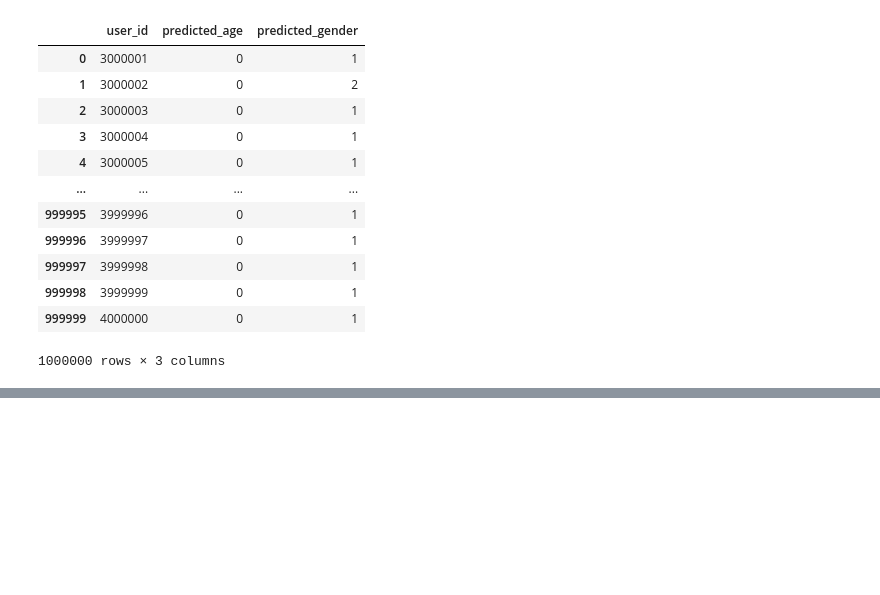
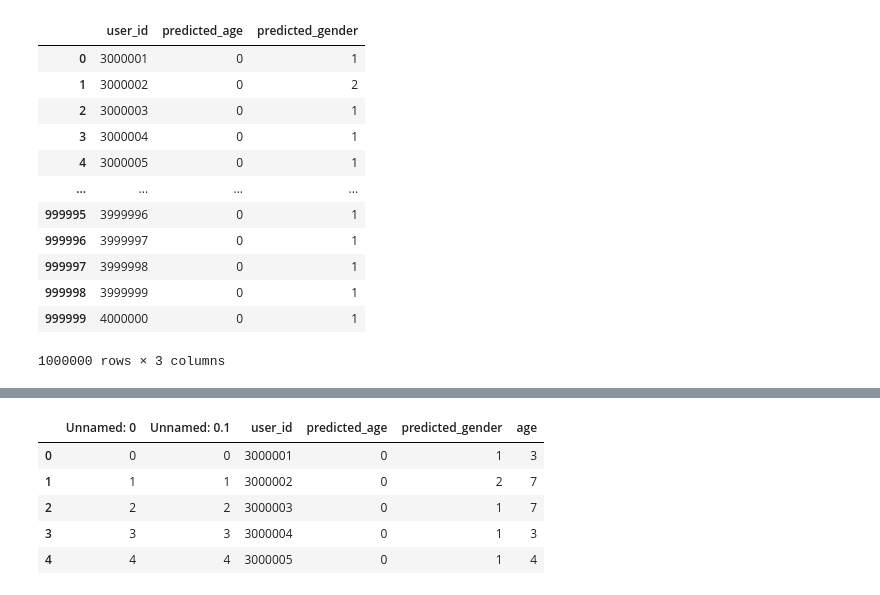
Before and after one commit to doutv/TXAdvertisementCompetition, a Jupyter notebook: version/lgb_tfidf.ipynb, the cells around one changed output, grey strips where cells are left out. Cells and saved outputs as stored; diff of their text form; code cells hidden in the pictures; blank space fills up the shorter version.

```diff
--- a/version/lgb_tfidf.ipynb
+++ b/version/lgb_tfidf.ipynb
@@ -240,0 +303,12 @@ submission.to_csv('./submission.csv')
+# %%
+import pandas as pd
+
+df = pd.read_csv('./submission.csv')
+df.head(5)
+# %% [output]
+|  | Unnamed: 0 | Unnamed: 0.1 | user_id | predicted_age | predicted_gender | age |
+| 0 | 0 | 0 | 3000001 | 0 | 1 | 3 |
+| 1 | 1 | 1 | 3000002 | 0 | 2 | 7 |
+| 2 | 2 | 2 | 3000003 | 0 | 1 | 7 |
+| 3 | 3 | 3 | 3000004 | 0 | 1 | 3 |
+| 4 | 4 | 4 | 3000005 | 0 | 1 | 4 |
```
Also changed, not shown: parts of 5 cells of this notebook, 3 other files.
